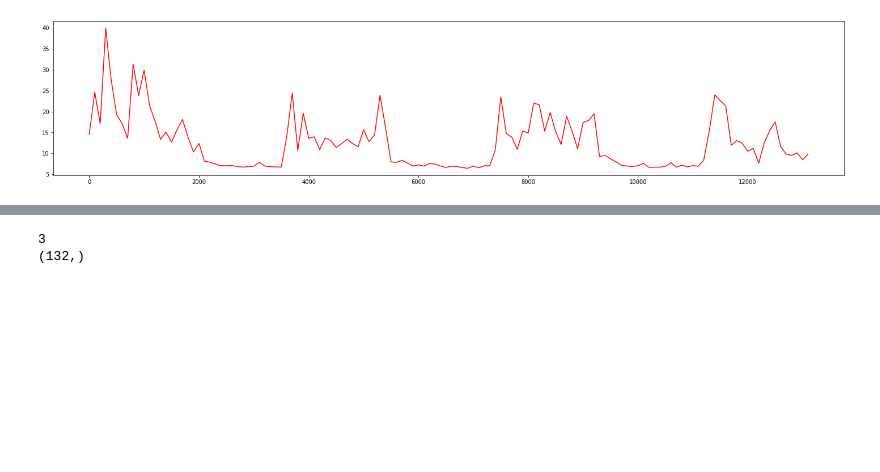
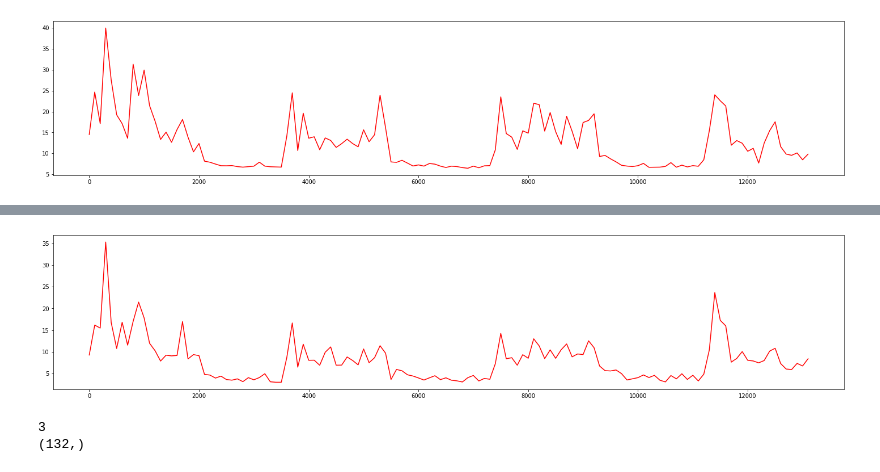
Before and after one commit to redgene/EMG_SignalAnalysis, a Jupyter notebook: EMG_SignalAnalysis_Python.ipynb, the cells around one changed output, grey strips where cells are left out. Cells and saved outputs as stored; diff of their text form; code cells hidden in the pictures; blank space fills up the shorter version.

```diff
--- a/EMG_SignalAnalysis_Python.ipynb
+++ b/EMG_SignalAnalysis_Python.ipynb
@@ -538,3 +584,11 @@ fig_stdev.set_size_inches(w=25,h=5)
+# %%
+fig_stdev = plt.figure()
+plt.plot(mean_all_t, stdev_tmp2,color='red',label='line1')
+# plt.plot(mean_all_t, stdev_tmp,color='blue')
+
+fig_stdev.set_size_inches(w=25,h=5)
+# %% [output]
+[figure, added]
 # %%
 ## [-,-,-,-,- ....... ,-,-,-] Current mean_all_tmp and stdev_tmp sizes: 132
 ## [1,1,1,0,0,0,0,1,1,1,0,0,0,1,1,1,1....] 132/7 ≈ 19 ---> 19 ones followed by 19 zeros and so on
```
Also changed, not shown: parts of 17 cells of this notebook, 1 other file.
